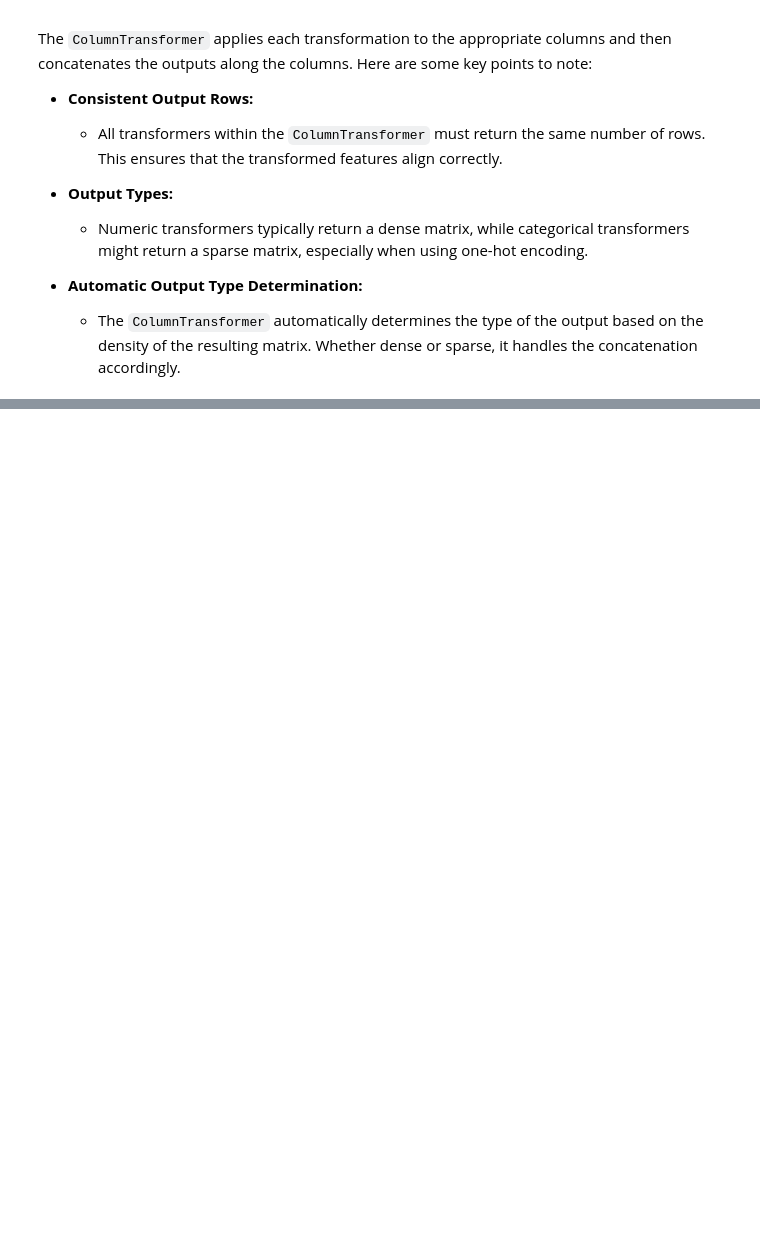
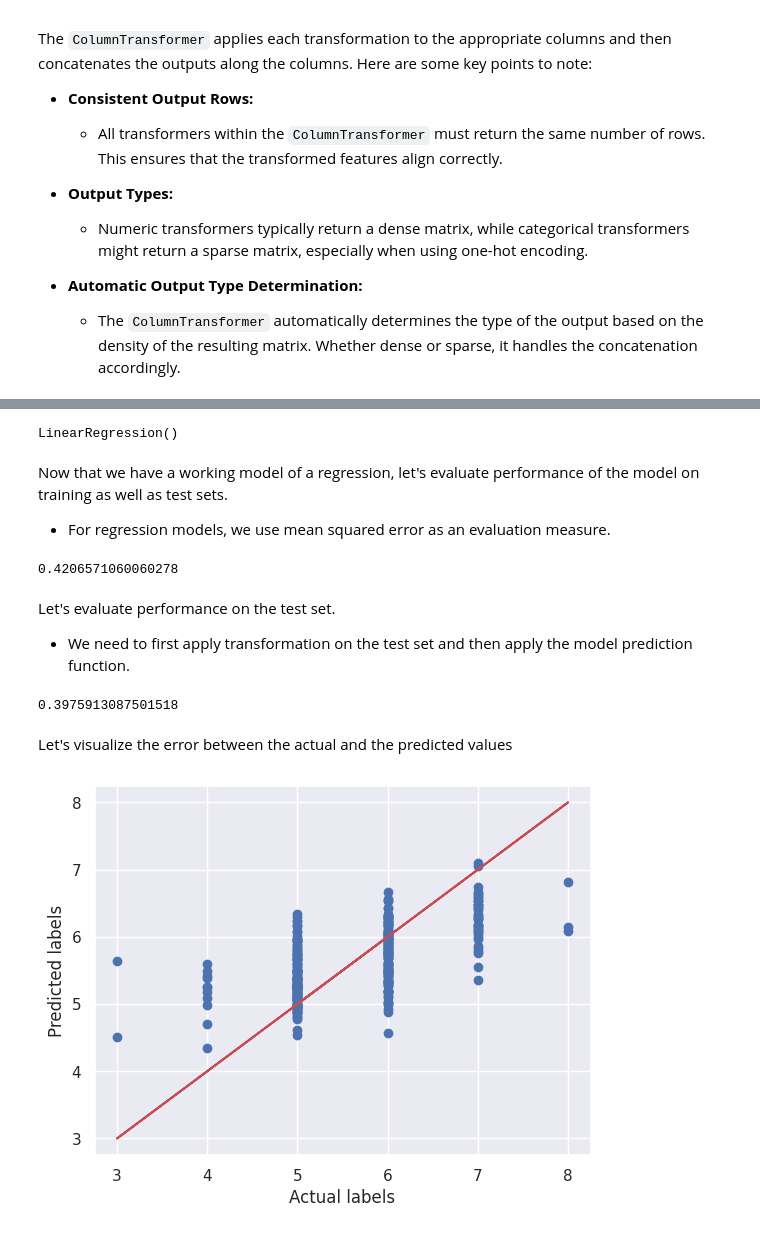
Before and after one commit to Matrixmang0/Machine-Learning-Practice, a Jupyter notebook: Week 1/The_Bigger_Picture.ipynb, the cells around one changed output, grey strips where cells are left out. Saved outputs shown, nothing was run; the diff lists cells and outputs as text; code cells hidden in the pictures; blank space fills up the shorter version.

```diff
--- a/Week 1/The_Bigger_Picture.ipynb
+++ b/Week 1/The_Bigger_Picture.ipynb
@@ -763,0 +799,45 @@ The `ColumnTransformer` applies each transformation to the appropriate columns a
+# %%
+wine_features = strat_train_set.drop('quality', axis = 1)
+wine_features_tr = transform_pipeline.fit_transform(wine_features) # As the pipeline gives the same output we use the same DataFrame for transformed
+# %%
+from sklearn.linear_model import LinearRegression
+lin_reg = LinearRegression()
+lin_reg.fit(wine_features_tr, wine_labels)
+# %% [output]
+LinearRegression()
+# %% [markdown]
+Now that we have a working model of a regression, let's evaluate performance of the model on training as well as test sets.
+- For regression models, we use mean squared error as an evaluation measure.
+# %%
+from sklearn.metrics import mean_squared_error
+quality_predictions = lin_reg.predict(wine_features_tr)
+mean_squared_error(wine_labels, quality_predictions)
+# %% [output]
+0.4206571060060278
+# %% [markdown]
+Let's evaluate performance on the test set.
+- We need to first apply transformation on the test set and then apply the model prediction function.
+# %%
+# copy all features leaving the label
+wine_features_test = strat_test_set.drop('quality', axis = 1)
+
+# copy the test labels
+wine_labels_test = strat_test_set['quality'].copy()
+
+# apply transformations
+wine_features_test_tr = transform_pipeline.fit_transform(wine_features_test)
+
+# call predict function and MSE
+quality_test_predictions = lin_reg.predict(wine_features_test_tr)
+mean_squared_error(wine_labels_test, quality_test_predictions)
+# %% [output]
+0.3975913087501518
+# %% [markdown]
+Let's visualize the error between the actual and the predicted values
+# %%
+plt.scatter(wine_labels_test, quality_test_predictions)
+plt.plot(wine_labels_test, wine_labels_test, 'r-')
+plt.xlabel("Actual labels")
+plt.ylabel("Predicted labels");
+# %% [output]
+[figure, added]
```
Also changed, not shown: parts of 31 cells of this notebook.
